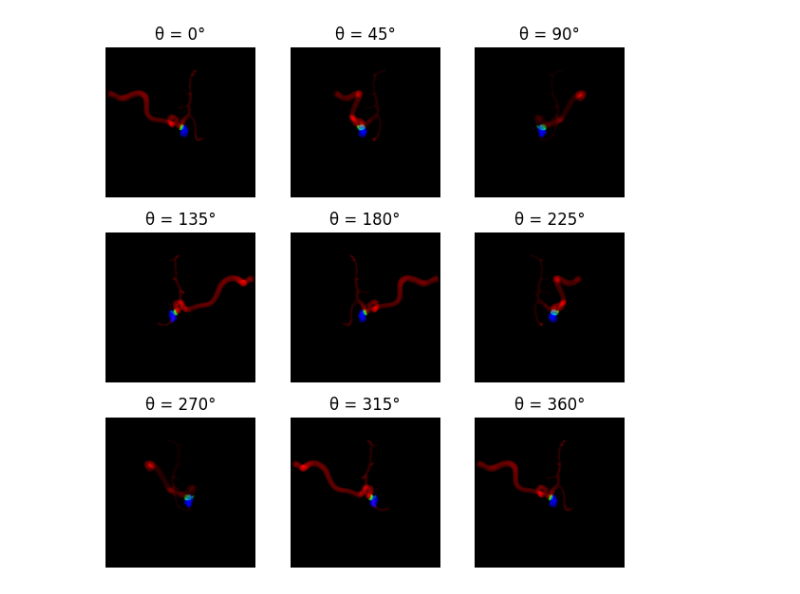
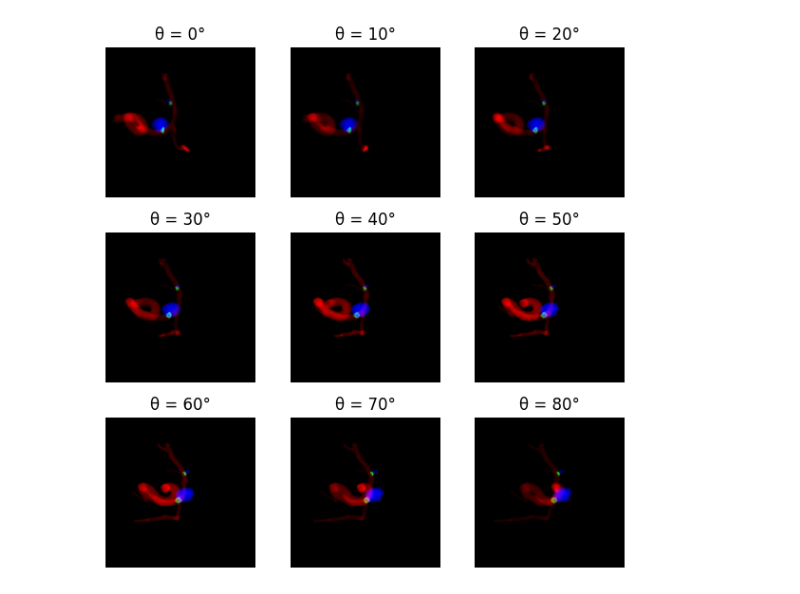
Before and after one commit to Undefined1234/TeamChallenge_Group6, a Jupyter notebook: DRR.ipynb, the cells around one changed output. Drawn from its saved outputs; the diff is of its cells as text; code cells hidden in the pictures.

```diff
--- a/DRR.ipynb
+++ b/DRR.ipynb
@@ -83,18 +113,43 @@ def get_rotation_matrix(alpha, theta, shape):
     shift = center - R @ center
     return R, shift
 
-def generate_drr(volume, segmentation, aneurysm_neck_seg, alpha=0, theta=0):
+def generate_drr(volume, segmentation, aneurysm_neck_seg, alpha=0, theta=0, a=1):
 
     # Get transformation matrix
     R, shift = get_rotation_matrix(alpha, theta, volume.shape)
 
     # Apply affine transform for rotation
+    dimen = np.ones_like(volume)
+    rotated_dimen = scipy.ndimage.affine_transform(dimen, R, offset=shift, order=1)
     rotated_vol = scipy.ndimage.affine_transform(volume, R, offset=shift, order=1)
     rotated_seg = scipy.ndimage.affine_transform(segmentation, R, offset=shift, order=0)
     rotated_neck = scipy.ndimage.affine_transform(aneurysm_neck_seg, R, offset=shift, order=0)
 
+    # rotated_dimen = rotate(dimen, theta, axes=(1, 2), reshape=False)
+    # rotated_vol = rotate(volume, theta, axes=(1, 2), reshape=False)     # axes zijn de twee assen waarover wordt geroteerd, dus bijvoorbeeld; axes = (0,1) is een rotatie om de x en y as en daarom een rotatie in de z richting.
+    # rotated_seg = rotate(segmentation, theta, axes=(1, 2), reshape=False)
+    # rotated_neck = rotate(aneurysm_neck_seg, theta, axes=(1, 2), reshape=False)
+
+    # rotated_dimen = rotate(rotated_dimen, alpha, axes=(0, 2), reshape=False)
+    # rotated_vol = rotate(rotated_vol, alpha, axes=(0, 2), reshape=False)
+    # rotated_seg = rotate(rotated_seg, alpha, axes=(0, 2), reshape=False)
+    # rotated_neck = rotate(rotated_neck, alpha, axes=(0, 2), reshape=False)
+
     # Generate DRR by averaging over depth
-    drr_img = np.mean(rotated_vol, axis=2)
+    # rotated_vol = (rotated_vol-np.min(rotated_vol))/(np.max(rotated_vol)-np.min(rotated_vol))
+    sum_values = np.sum(rotated_vol, axis=2)
+    # depth = depths(volume,theta)
+    depth = np.sum(rotated_dimen, axis=2)
+
+    # count_nonzero = np.count_nonzero(rotated_dimen, axis=2)
+    mask = (depth != 0)
+
+    if a == 1:
+        drr_img = np.divide(sum_values,depth,where=(mask==1))
+        drr_img[mask==0] = 0
+    if a == 0:
+        drr_img = np.mean(rotated_vol, axis=2)
+
 
     # Convert segmentations to integer masks
     rotated_seg_int = np.round(rotated_seg).astype(np.int32)
@@ -124,34 +176,37 @@ aneurysm_neck_seg, segmentation = extract_aneurysm_neck(segmentation)
 # %%
 alpha_values = np.arange(0, 45, 45)
-theta_values = np.arange(0, 361, 45)  # 0 to 180 degrees in steps of 5 (inclusive)
+theta_values = np.arange(0, 90, 10)  # 0 to 180 degrees in steps of 5 (inclusive)
 
 # alpha = np.arange(0, 180, 45)
 # theta_values = 0
-
+list_drr = []
 # Set up figure for plotting
 fig, axes = plt.subplots(3, 3, figsize=(6,6))  # 6x6 grid
 
 for alpha in alpha_values:
     for i, theta in enumerate(theta_values):
         drr_img, count_vessel, count_aneurysm, count_neck = generate_drr(volume, segmentation, aneurysm_neck_seg, alpha, theta)
         # drr_img, count_vessel, count_aneurysm, count_neck = generate_drr(volume,segmentation,aneurysm_neck_seg, theta, axis='x')
+        list_drr.append(drr_img)
+        # print(256/(np.cos(theta%90)))
+
         count_1_norm = count_vessel / np.max(count_vessel)
         count_2_norm = count_aneurysm/ np.max(count_aneurysm)
         count_neck_norm = count_neck / np.max(count_neck)
 
         combined_img = np.zeros((*count_vessel.shape, 3))
         combined_img[..., 0] = count_1_norm
         combined_img[..., 2] = count_2_norm
         combined_img[..., 1] = count_neck_norm
 
         ax = axes[i // 3, i % 3]  # Get subplot position
         ax.imshow(combined_img)
         ax.set_title(f'θ = {theta}°')
         ax.axis('off')  # Hide axis for better visualization
 
 plt.tight_layout()
 plt.show()
 # %% [output]
-[figure, old version]
+[figure, new version]
 # %%
 alpha_values = np.arange(0, 181, 10)
```
Also changed, not shown: parts of 10 cells of this notebook.
